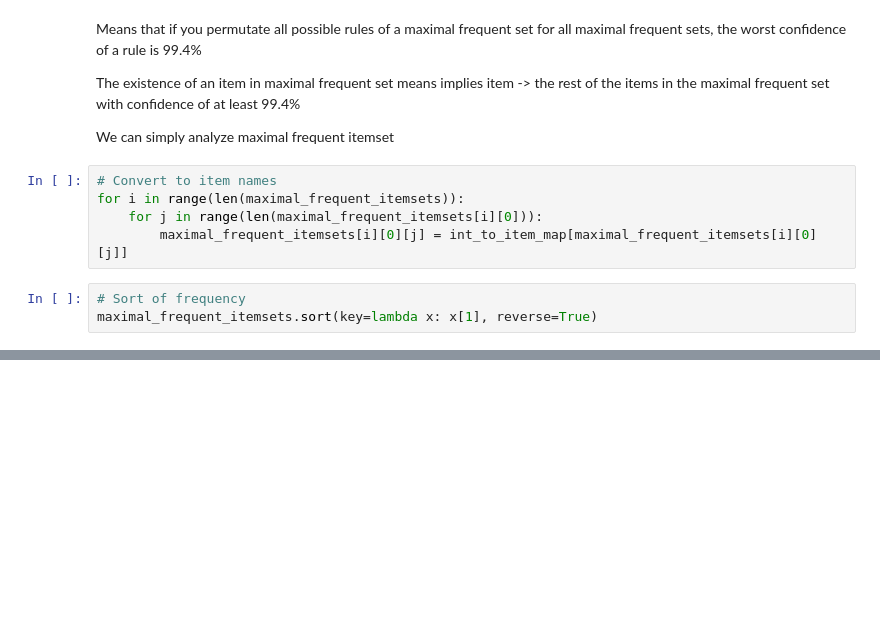
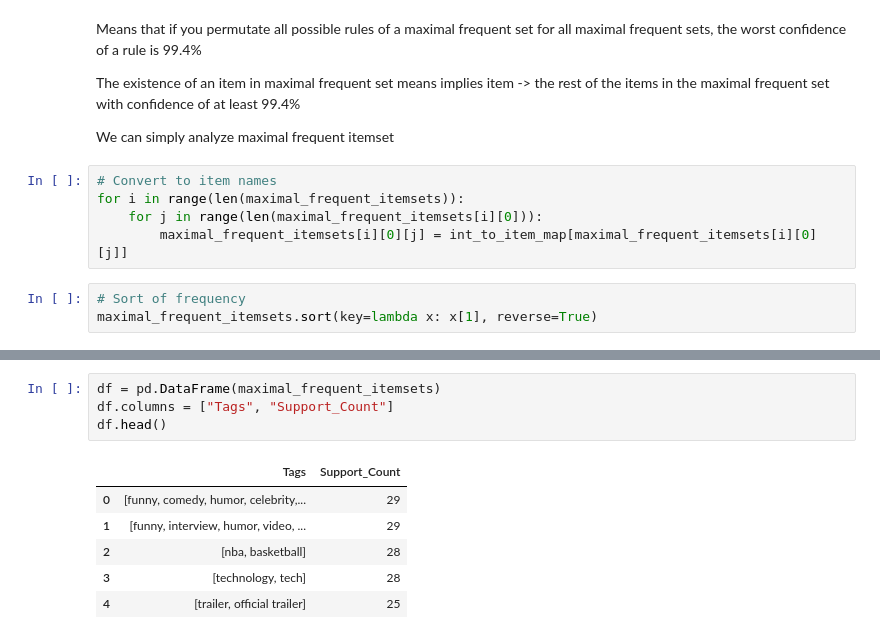
Before and after one commit to nwwnw-dam/Youtube-Data-Analysis, a Jupyter notebook: 6 - Mining Association Rules for Tags.ipynb, the cells around one changed output, grey strips where cells are left out. Saved outputs shown, nothing was run; the diff lists cells and outputs as text; blank space fills up the shorter version.

```diff
--- a/6 - Mining Association Rules for Tags.ipynb
+++ b/6 - Mining Association Rules for Tags.ipynb
@@ -564,0 +560,11 @@ maximal_frequent_itemsets
+# %%
+df = pd.DataFrame(maximal_frequent_itemsets)
+df.columns = ["Tags", "Support_Count"]
+df.head()
+# %% [output]
+|  | Tags | Support_Count |
+| 0 | [funny, comedy, humor, celebrity,... | 29 |
+| 1 | [funny, interview, humor, video, ... | 29 |
+| 2 | [nba, basketball] | 28 |
+| 3 | [technology, tech] | 28 |
+| 4 | [trailer, official trailer] | 25 |
```
Also changed, not shown: parts of 10 cells of this notebook, 4 other files.
